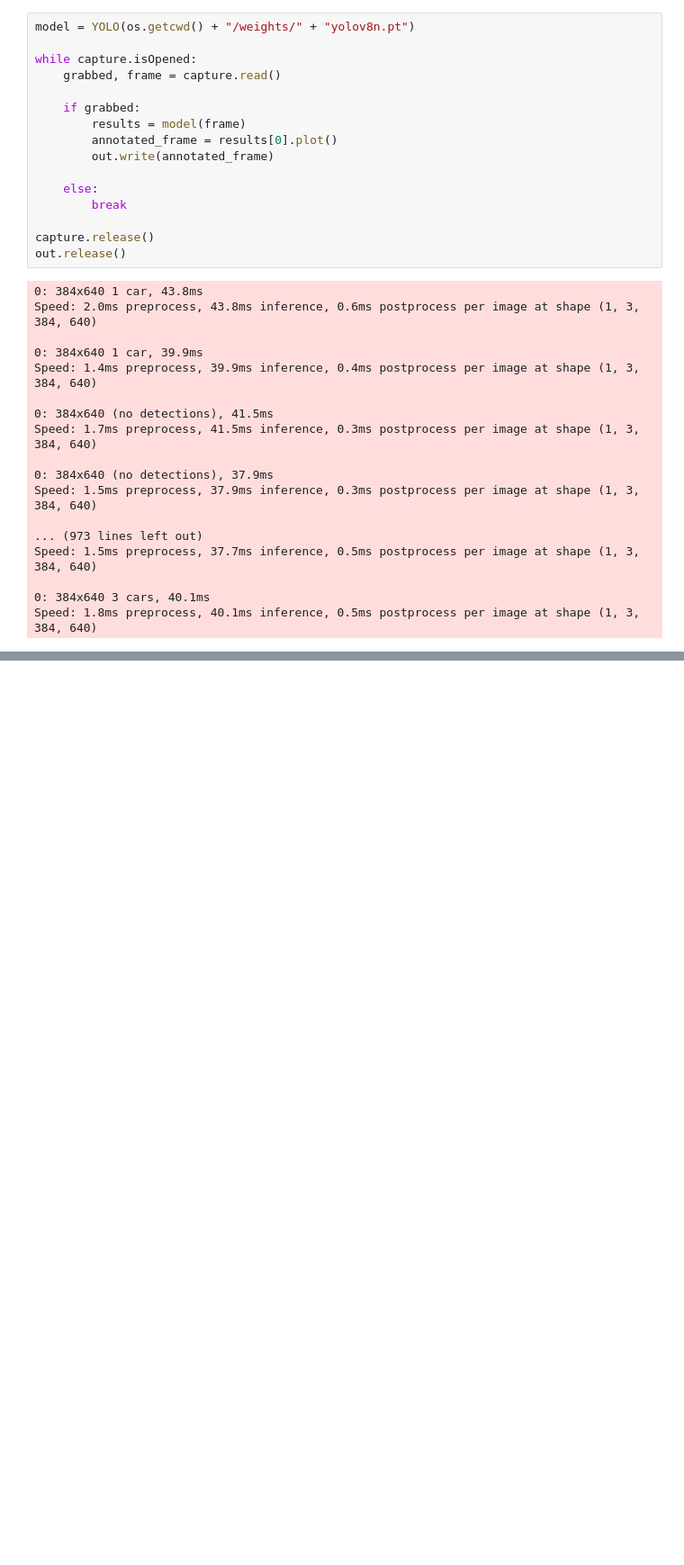
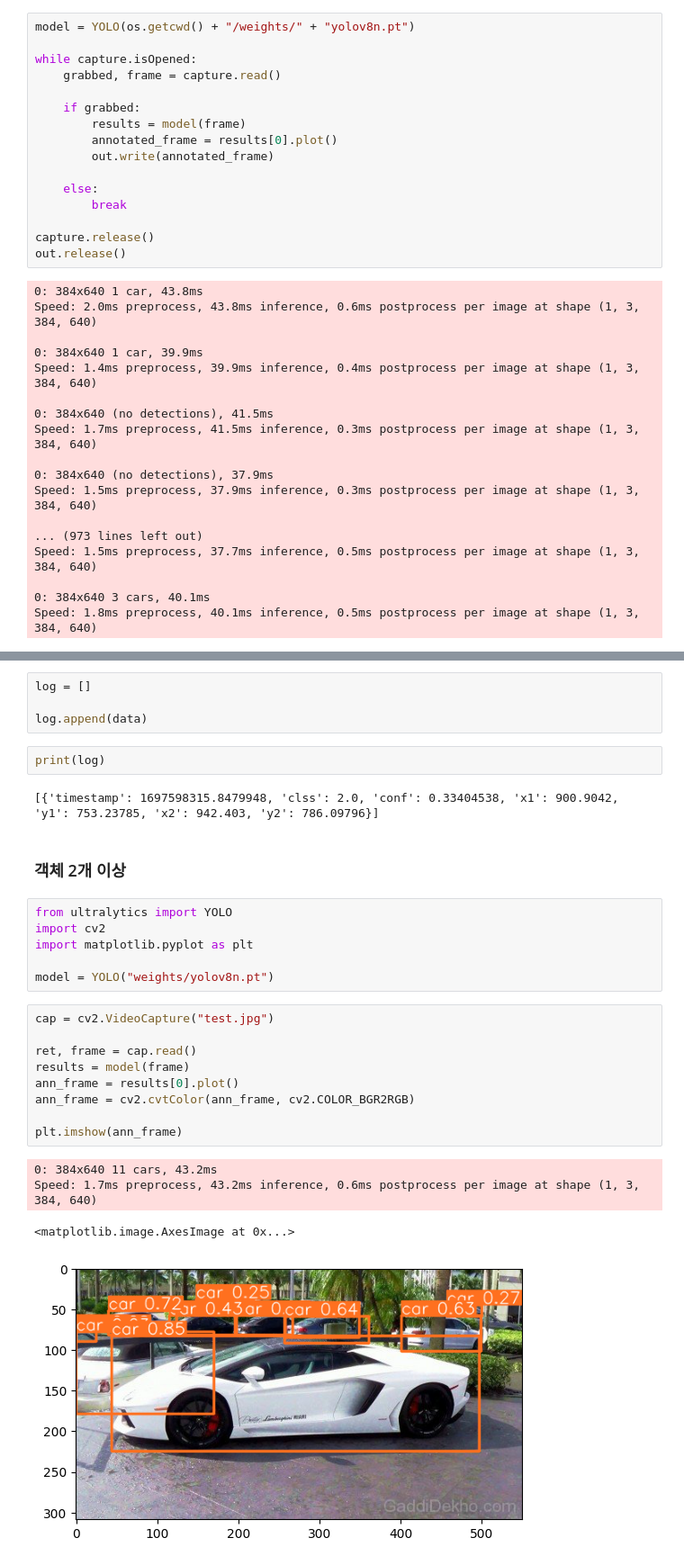
Before and after one commit to ethicsense/esp-python, a Jupyter notebook: test.ipynb, the cells around one changed output, grey strips where cells are left out. Shown at 90% size. Saved outputs shown, nothing was run; the diff lists cells and outputs as text; blank space fills up the shorter version.

```diff
--- a/test.ipynb
+++ b/test.ipynb
@@ -67,0 +133,30 @@ Speed: 1.8ms preprocess, 40.1ms inference, 0.5ms postprocess per image at shape
+# %%
+log = []
+
+log.append(data)
+# %%
+print(log)
+# %% [output]
+[{'timestamp': 1697598315.8479948, 'clss': 2.0, 'conf': 0.33404538, 'x1': 900.9042, 'y1': 753.23785, 'x2': 942.403, 'y2': 786.09796}]
+# %% [markdown]
+### 객체 2개 이상
+# %%
+from ultralytics import YOLO
+import cv2
+import matplotlib.pyplot as plt
+
+model = YOLO("weights/yolov8n.pt")
+# %%
+cap = cv2.VideoCapture("test.jpg")
+
+ret, frame = cap.read()
+results = model(frame)
+ann_frame = results[0].plot()
+ann_frame = cv2.cvtColor(ann_frame, cv2.COLOR_BGR2RGB)
+
+plt.imshow(ann_frame)
+# %% [output]
+0: 384x640 11 cars, 43.2ms
+Speed: 1.7ms preprocess, 43.2ms inference, 0.6ms postprocess per image at shape (1, 3, 384, 640)
+<matplotlib.image.AxesImage at 0x...>
+[figure, added]
```
Also changed, not shown: parts of 19 cells of this notebook, 2 other files.
